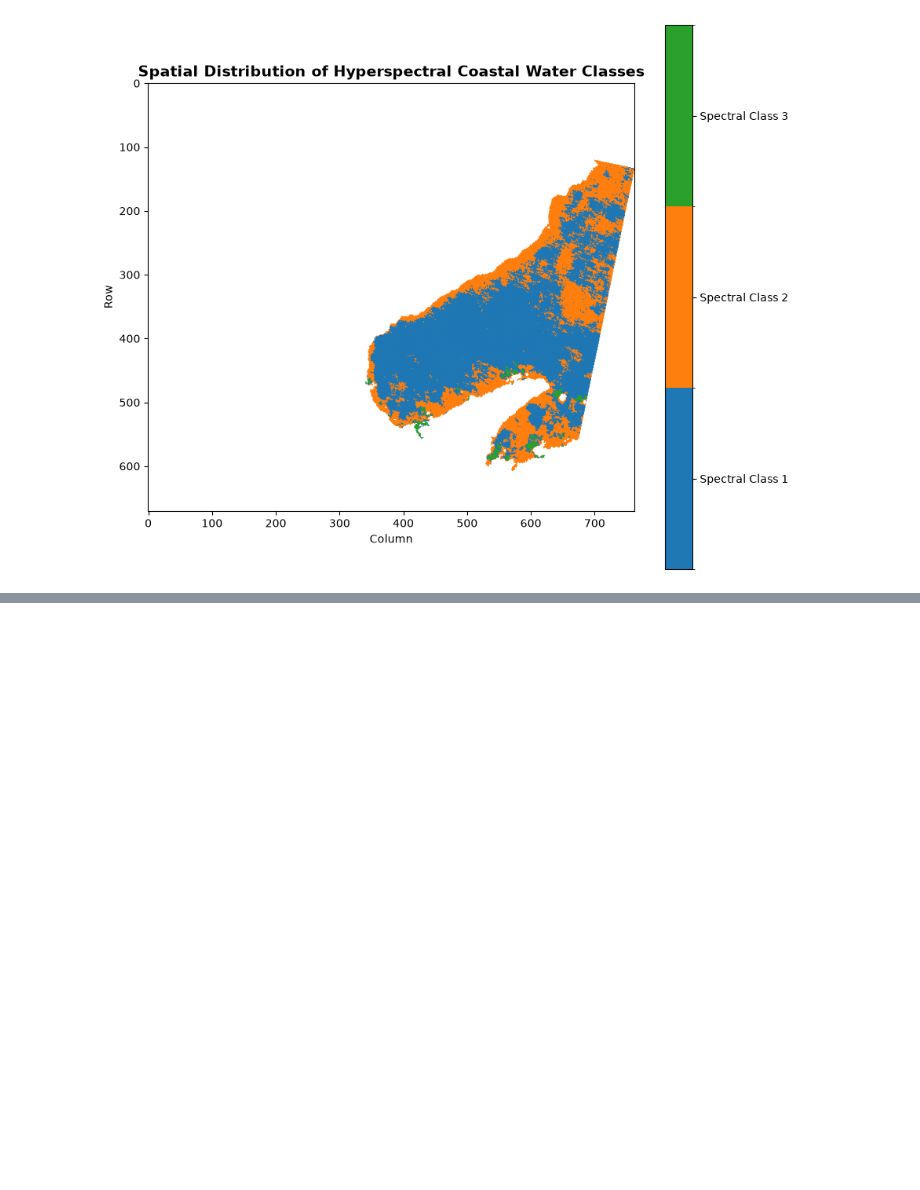
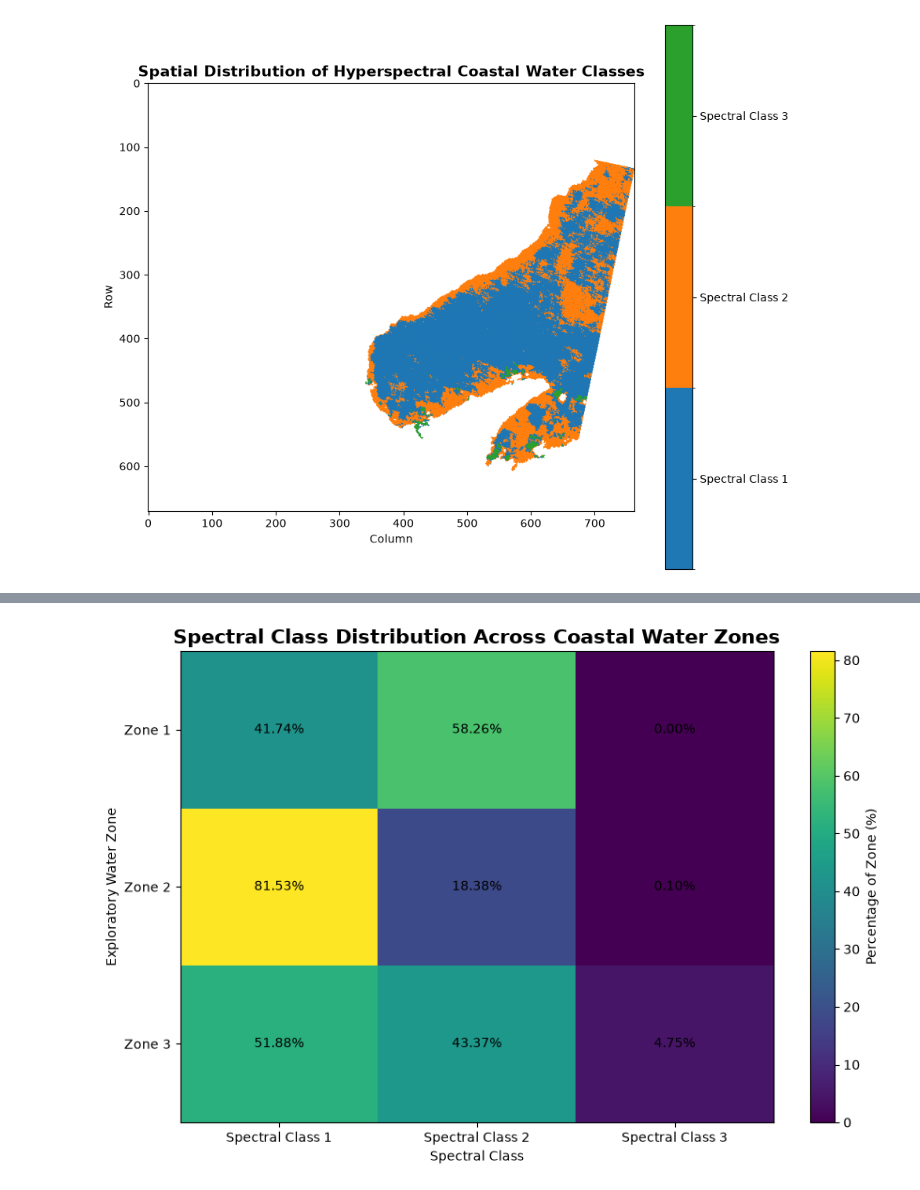
Before and after one commit to Keerthivasan2899/Geospectra-AI-belize-water-quality, a Jupyter notebook: notebooks/06_Hyperspectral_Coastal_Water_Clustering.ipynb, the cells around one changed output, grey strips where cells are left out. Drawn from its saved outputs; the diff is of its cells as text; code cells hidden in the pictures; blank space fills up the shorter version.

```diff
--- a/notebooks/06_Hyperspectral_Coastal_Water_Clustering.ipynb
+++ b/notebooks/06_Hyperspectral_Coastal_Water_Clustering.ipynb
@@ -496,0 +1171,53 @@ plt.show()
+# %%
+#28_Visualize spectral class distribution across water zones
+
+zone_class_percentages = np.array([
+    [41.74, 58.26, 0.00],
+    [81.53, 18.38, 0.10],
+    [51.88, 43.37, 4.75]
+])
+
+plt.figure(figsize=(9, 6))
+
+plt.imshow(
+    zone_class_percentages,
+    aspect="auto"
+)
+
+plt.colorbar(label="Percentage of Zone (%)")
+
+plt.xticks(
+    [0, 1, 2],
+    ["Spectral Class 1", "Spectral Class 2", "Spectral Class 3"]
+)
+
+plt.yticks(
+    [0, 1, 2],
+    ["Zone 1", "Zone 2", "Zone 3"]
+)
+
+# Add percentage values
+for i in range(3):
+    for j in range(3):
+
+        plt.text(
+            j,
+            i,
+            f"{zone_class_percentages[i, j]:.2f}%",
+            ha="center",
+            va="center"
+        )
+
+plt.title(
+    "Spectral Class Distribution Across Coastal Water Zones",
+    fontsize=15,
+    fontweight="bold"
+)
+
+plt.xlabel("Spectral Class")
+plt.ylabel("Exploratory Water Zone")
+
+plt.tight_layout()
+plt.show()
+# %% [output]
+[figure, added]
```
Also changed, not shown: parts of 29 cells of this notebook, 8 other files.
